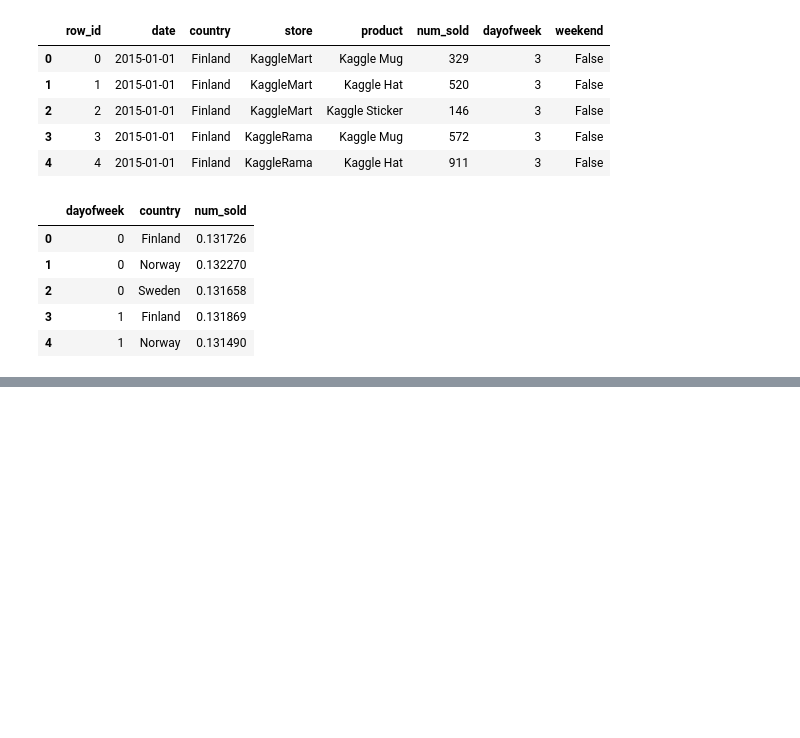
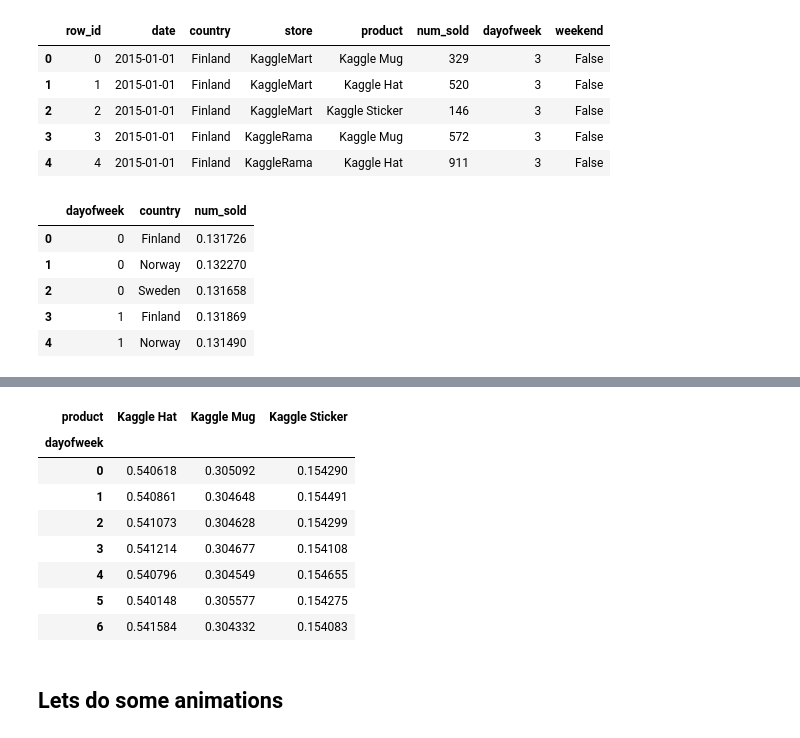
Before and after one commit to Sultan336/Kaggel, a Jupyter notebook: tps-jan-2022.ipynb, the cells around one changed output, grey strips where cells are left out. Drawn from its saved outputs; the diff is of its cells as text; code cells hidden in the pictures; blank space fills up the shorter version.

Commit message:
Kaggle Notebook | Tps-Jan-2022 🧥👚 | Version 6

```diff
--- a/tps-jan-2022.ipynb
+++ b/tps-jan-2022.ipynb
@@ -228,0 +239,16 @@ a.show()
+# %%
+# Lest's see if there is a preference for each day of week
+country_product = pd.pivot_table(data=train,index='dayofweek',columns='product',values='num_sold',aggfunc=np.mean)
+country_product.divide(country_product.sum(axis=1),axis=0)
+# %% [output]
+| product | Kaggle Hat | Kaggle Mug | Kaggle Sticker |
+| dayofweek |  |  |  |
+| 0 | 0.540618 | 0.305092 | 0.154290 |
+| 1 | 0.540861 | 0.304648 | 0.154491 |
+| 2 | 0.541073 | 0.304628 | 0.154299 |
+| 3 | 0.541214 | 0.304677 | 0.154108 |
+| 4 | 0.540796 | 0.304549 | 0.154655 |
+| 5 | 0.540148 | 0.305577 | 0.154275 |
+| 6 | 0.541584 | 0.304332 | 0.154083 |
+# %% [markdown]
+## Lets do some animations
```
Also changed, not shown: parts of 3 cells of this notebook.
